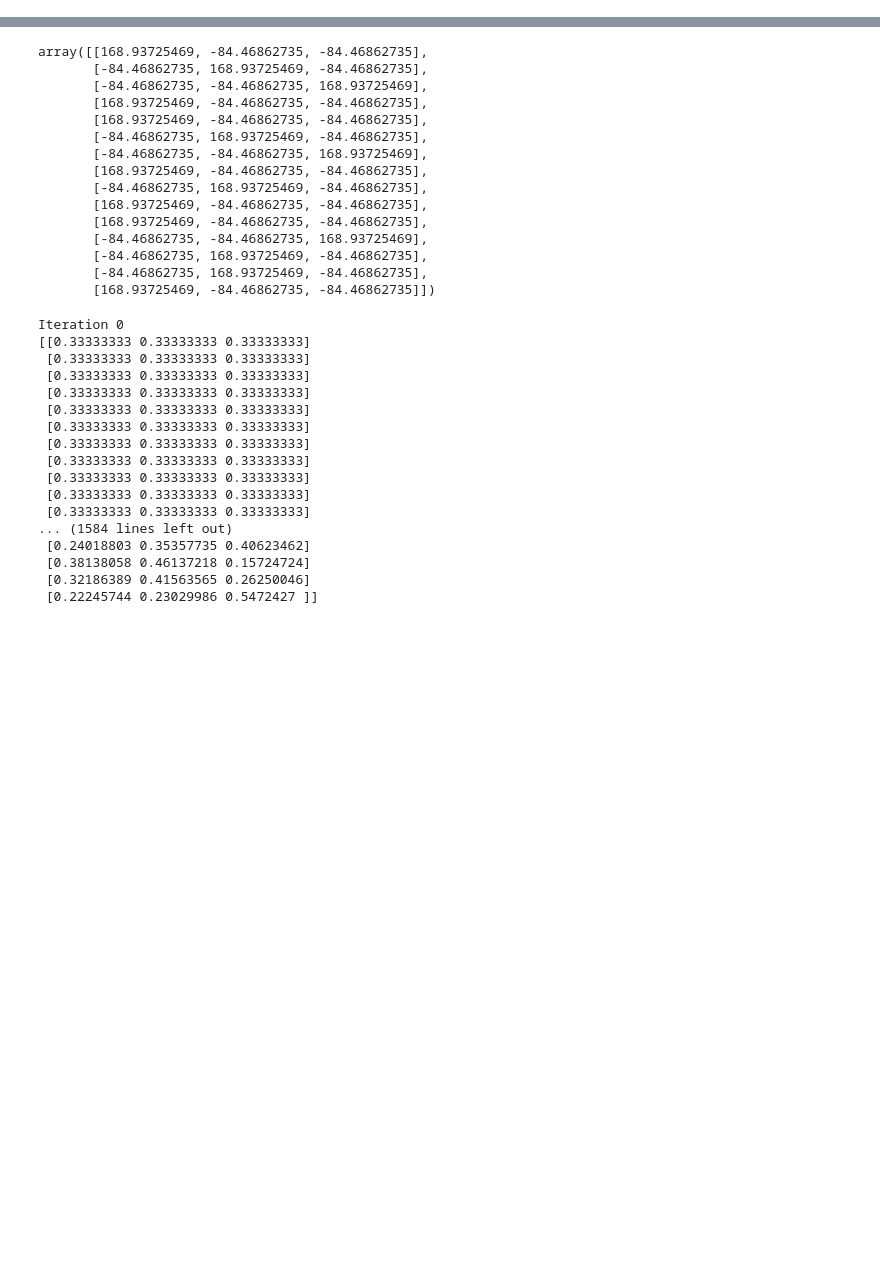
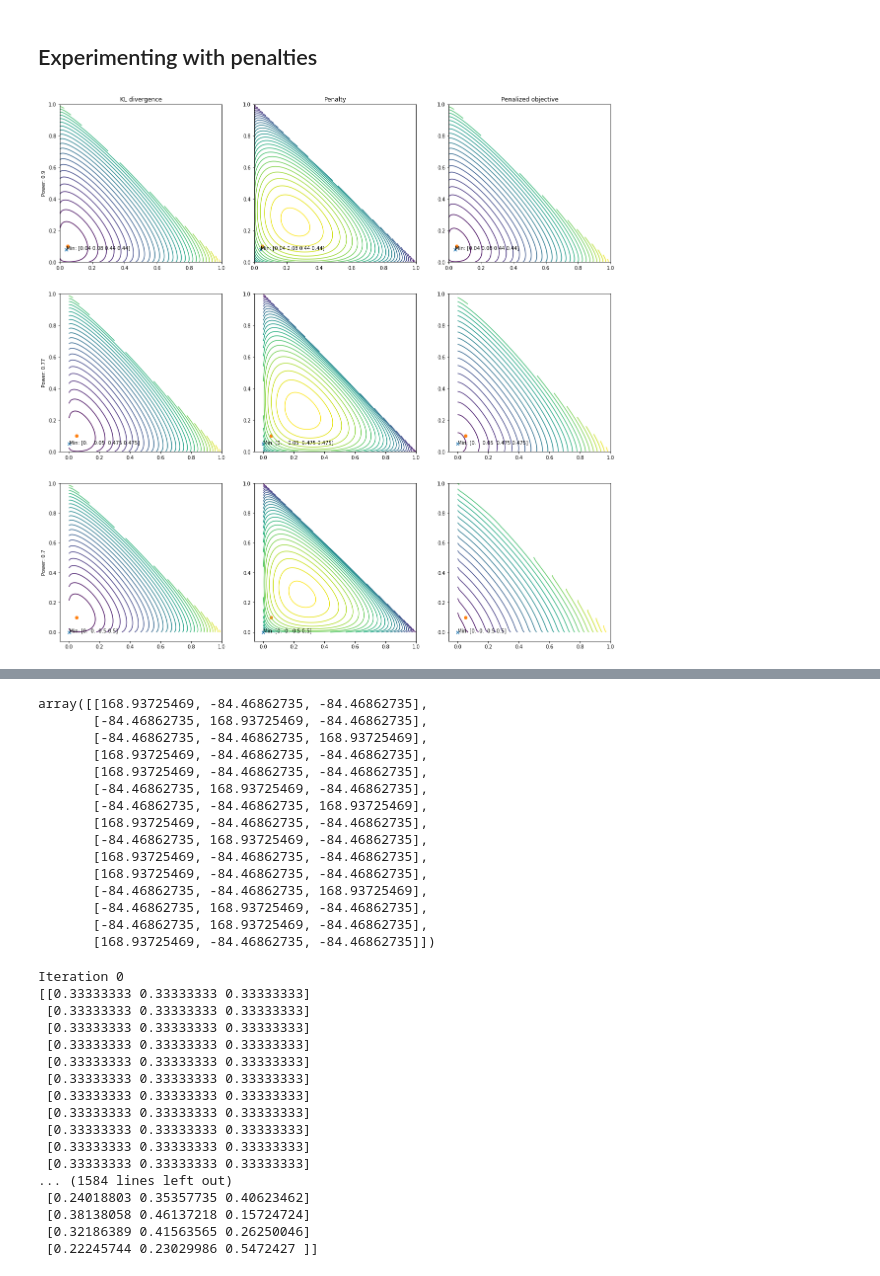
Before and after one commit to christiaanjs/phylo-hacking, a Jupyter notebook: cc/log-derivative.ipynb, the cells around one changed output, grey strips where cells are left out. Cells and saved outputs as stored; diff of their text form; code cells hidden in the pictures; blank space fills up the shorter version.

```diff
--- a/cc/log-derivative.ipynb
+++ b/cc/log-derivative.ipynb
@@ -7,0 +66,62 @@ import matplotlib.pyplot as plt
+# %% [markdown]
+## Experimenting with penalties
+# %%
+from scipy.special import entr
+
+smaller_p = 0.05
+small_p = 0.1
+
+def transform(p1, p2):
+    other = (1-p1-p2)/2
+    return np.stack([p1, p2, other, other], axis=-1).clip(min=0) # Clip to fix floating point issues
+
+true_posterior = transform(smaller_p, small_p)
+
+def log_p(ps):
+    return (ps * np.log(true_posterior)).sum(axis=-1)
+
+def log_q(ps):
+    return -(entr(ps)).sum(axis=-1)
+
+def kl(ps):
+    return log_q(ps) - log_p(ps)
+
+epsilon = 1e-3
+
+def penalty(ps, reg):
+    return np.power(np.power(ps, reg).sum(axis=-1), 1/reg)
+
+p1s = np.arange(0, 1.001, 0.01)
+p2s = np.arange(0, 1.001, 0.01)
+P1s, P2s = np.meshgrid(p1s, p2s)
+valid = P1s + P2s <= 1.0
+
+ps = transform(P1s, P2s)
+kls = np.where(valid, kl(ps), np.inf)
+
+fig, axs = plt.subplots(ncols=3, nrows=3, figsize=(20, 20))
+
+regs = [0.9, 0.77, 0.7]
+
+axs[0, 0].set_title('KL divergence')
+axs[0, 1].set_title('Penalty')
+axs[0, 2].set_title('Penalized objective')
+
+for i in range(3):
+    axs[i, 0].set_ylabel('Power: ' + str(regs[i]))
+
+    penalties = np.where(valid, penalty(ps, regs[i]), np.inf)
+    axs[i, 0].contour(P1s, P2s, kls, 30)
+    axs[i, 1].contour(P1s, P2s, penalties, 30)
+    obj = kls + penalties
+    axs[i, 2].contour(P1s, P2s, obj, 30)
+
+    argmin_ij = np.unravel_index(np.argmin(obj), obj.shape)
+    argmin = (P1s[argmin_ij], P2s[argmin_ij])
+
+    for j in range(3):
+        axs[i, j].scatter([argmin[0]], [argmin[1]], marker='x')
+        axs[i, j].annotate('Min: ' + str(ps[argmin_ij]), xy=argmin)
+        axs[i, j].scatter([smaller_p], [small_p])
+# %% [output]
+[figure, added]
```
Also changed, not shown: parts of 28 cells of this notebook.
